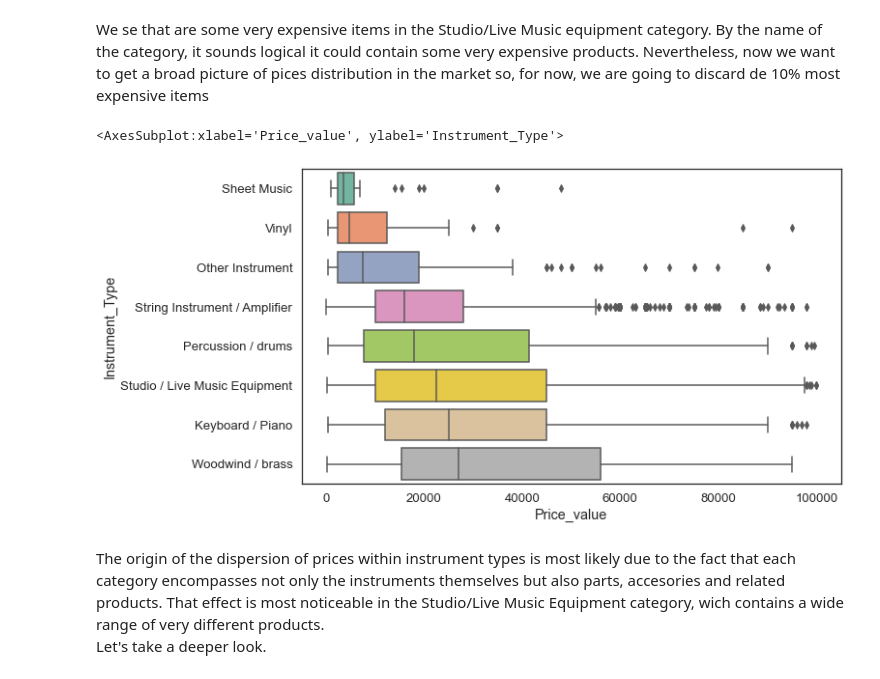
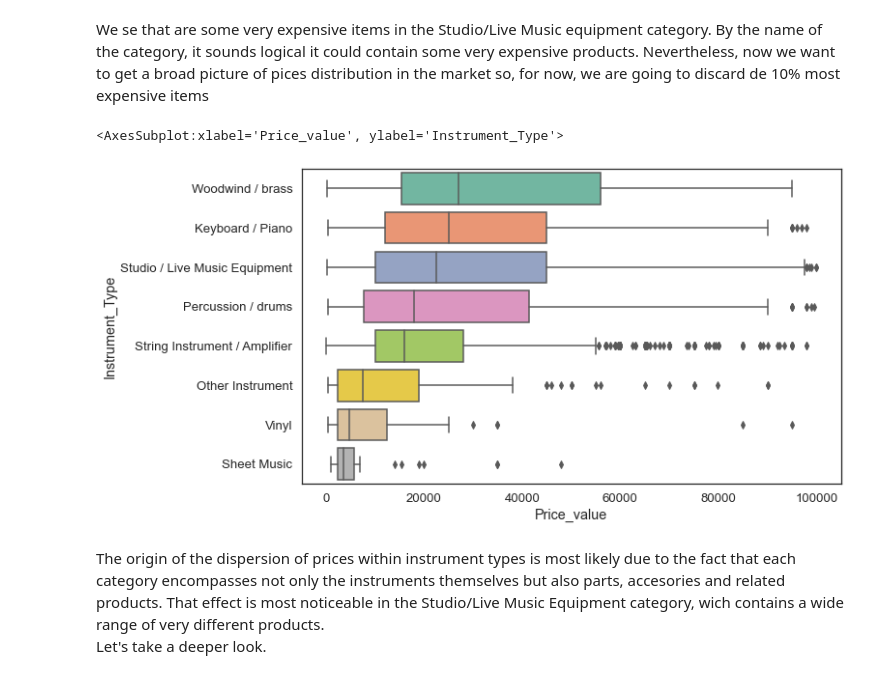
Before and after one commit to LeandroHornos/musical-instruments-prices, a Jupyter notebook: exploratory-analysis.ipynb, the cells around one changed output. Saved outputs shown, nothing was run; the diff lists cells and outputs as text; code cells hidden in the pictures.

```diff
--- a/exploratory-analysis.ipynb
+++ b/exploratory-analysis.ipynb
@@ -92,22 +93,22 @@ We se that are some very expensive items in the Studio/Live Music equipment cate
 # %%
 #We set a limit percentile, and we will only take values under that
 limit_percentile = 90
 limit_price = np.percentile(list(df["Price_value"]), limit_percentile)
 
 # Data to be plotted is stored in an aux dataframe in order to sort categories by mean when plotting
 df_bp = df[["Instrument_Type", "Price_value","Condition"]]
 df_bp = df_bp[df["Price_value"] < limit_price]
 df_means = df_bp.groupby(["Instrument_Type"]).agg({'Price_value': np.mean}).reset_index()
 df_means.rename(columns={"Price_value":"Mean Price"}, inplace=True)
 df_bp = pd.merge(df_bp, df_means, on="Instrument_Type")
 
 #Box Plot
 fig_dims = (10, 6)
 fig, ax = plt.subplots(figsize=fig_dims)
-sns.boxplot(y="Instrument_Type", x="Price_value", orient="h", ax=ax, data=df_bp.sort_values(["Mean Price"]))
+sns.boxplot(y="Instrument_Type", x="Price_value", orient="h", ax=ax, data=df_bp.sort_values(["Mean Price"], ascending=False))
 # %% [output]
 <AxesSubplot:xlabel='Price_value', ylabel='Instrument_Type'>
-[figure, old version]
+[figure, new version]
 # %% [markdown]
 The origin of the dispersion of prices within instrument types is most likely due to the fact that each category encompasses not only the instruments themselves but also parts, accesories and related products. That effect is most noticeable in the Studio/Live Music Equipment category, wich contains a wide range of very different products.<br>
 Let's take a deeper look.
```
Also changed, not shown: parts of 12 cells of this notebook, 3 other files.
